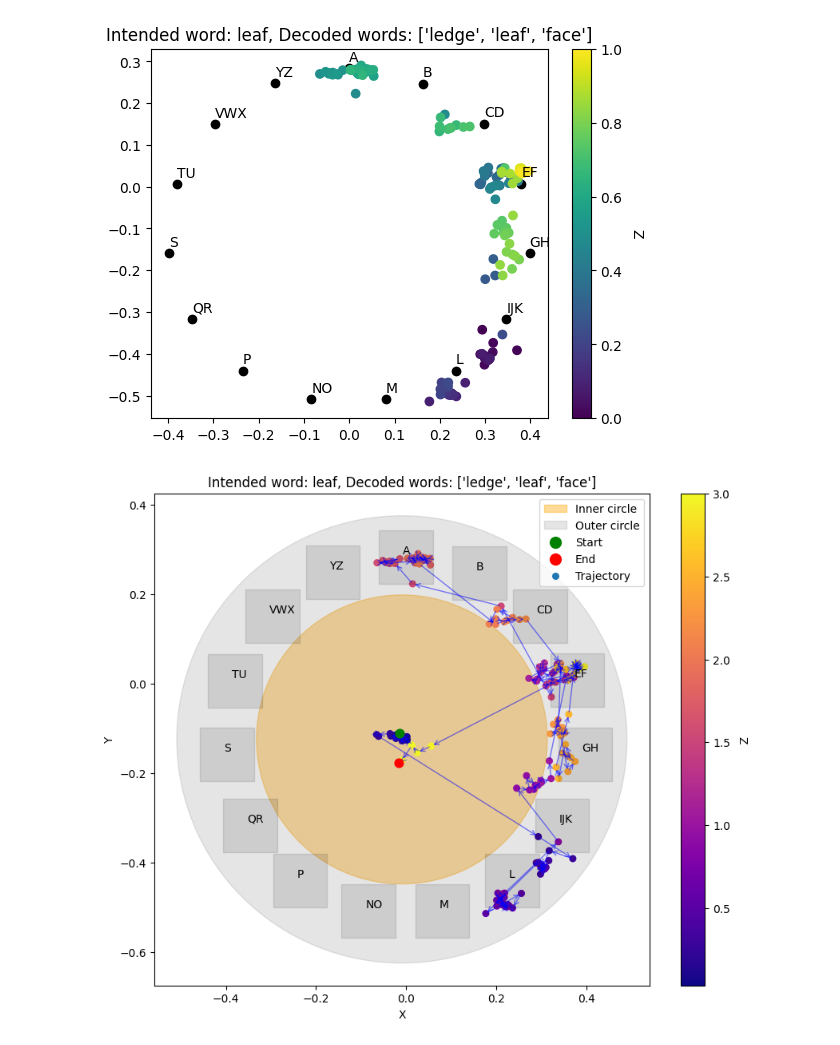
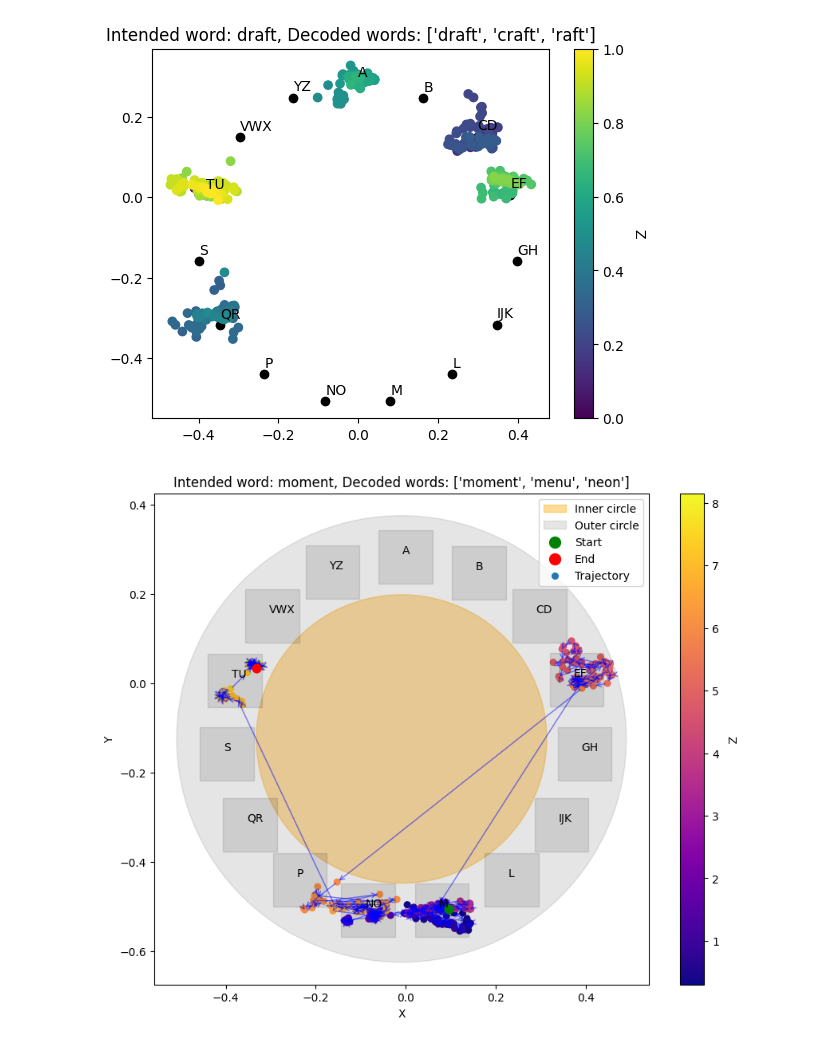
Before and after one commit to JoaoLucasMBC/swEYEpe-decoder, a Jupyter notebook: vis/visualizations.ipynb, the cells around one changed output. Cells and saved outputs as stored; diff of their text form; code cells hidden in the pictures.

Commit message:
decoded another dataset

```diff
--- a/vis/visualizations.ipynb
+++ b/vis/visualizations.ipynb
@@ -66,7 +66,7 @@ def correct_json(content):
 
     return content
 # %%
-gaze_paths, top_words = GetGazePathsFromFile("../eyeData/eyeTracking2024-10-02 15-48-10.txt")
+gaze_paths, top_words = GetGazePathsFromFile("../eyeData/eyeTracking2024-10-09 14-03-55.txt")
 # %%
 # trying to decode with GlanceWriter decoder
 keyboard_layout = gd.read_keyboard_layout("circleLayout.txt")
@@ -128,13 +128,13 @@ print(center)
 print(inner_radius)
 print(outer_radius)
 bigram_path = os.path.join('..', 'data', 'bigram_v2.json')
-truth = ["the", "leaf", "drops", "drops", "to", "the", "ground", "", "the", "night", "sky", "is",
- "bright", "and", "and", "clear", "clear", "a", "small", "stream", "stream", "flows", "under", "the", "bridge",
-  "gentle", "waves", "lap", "at", "at", "the", "shore", "everyone", "everyone", "must", "know", "all", "the", "rules", "", "", ""]
+# truth = ["the", "leaf", "drops", "drops", "to", "the", "ground", "", "the", "night", "sky", "is",
+#  "bright", "and", "and", "clear", "clear", "a", "small", "stream", "stream", "flows", "under", "the", "bridge",
+#   "gentle", "waves", "lap", "at", "at", "the", "shore", "everyone", "everyone", "must", "know", "all", "the", "rules", "", "", ""]
 with open(bigram_path, 'r') as f:
     bigram_probs: dict[dict] = json.load(f)
 
-
+all_words = []
 for i in range(len(top_words)):
     # gaze_path = gaze_paths[i]
     last_two: list[str] = ['<s>', '<s>']
@@ -152,8 +152,9 @@ for i in range(len(top_words)):
     predictions = [key[0] for key in keys]
     # print(truth[i])
     # print(str(predictions))
-    print("offline predicted words: " + str(predictions))
-    print("words predicted live: " + str(top_words[i]))
+    all_words.append(predictions)
+    # print("offline predicted words: " + str(predictions))
+    # print("words predicted live: " + str(top_words[i]))
 # %% [output]
 (-0.009399980306625366, -0.125)
 0.3230000138282776
@@ -175,2 +162,13 @@ words predicted live: ['rules', 'files', 'tiles']
+# %%
+# print(all_words)
+truth = ["draft", "draft", "banana", "banana", "banana", "banana", "driving", "crisis", "eleven", "garage", "knock", "knock",
+ "start", "relax", "relax", "relax", "work", "stopped", "stopped", "window", "moment", "moment", "shower", "pursue", "plague",
+  "plague", "plague", "shine", "shine", "shine", "shine", "security", "security", "medical", "the", "leaf", "drops", "drops",
+   "drops", "drops", "to", "to", "to", "to", "the", "ground", "ground", "ground", "the", "night", "sky", "sky", "sky", "is", "is",
+    "clear", "bright", "bright", "bright", "bright", "bright", "bright", "bright", "and", "clear", "a", "a", "a", "a", "small",
+     "stream", "stream", "flows", "under", "under", "under", "under", "under", "under", "under", "under", "the", "bridge", "gentle",
+      "waves", "waves", "lap", "lap", "lap", "at", "the", "shore", "everyone", "everyone", "must", "must", "know", "all", "all",
+       "all", "all", "all", "all", "all", "the", "rules"]
+# print(truth)
 # %%
 # Iterating over eps hyperparameter to see what value is the best
@@ -223,7 +250,7 @@ for index, row in key_positions_df.iterrows():
     ax.annotate(index, row, xytext=(0,5), textcoords='offset points')
 plt.show()
 # %% [output]
-[figure, old version]
+[figure, new version]
 # %%
 def timeseries_scatter_plot(df, ax=None, scatter_kwargs={}, line_kwargs={},
                             start_color='green', end_color='red'):
@@ -272,9 +299,10 @@ def timeseries_scatter_plot(df, ax=None, scatter_kwargs={}, line_kwargs={},
 # %%
 show_keys = True
 show_key_points = False
-i = 1
-do_filter = False
+i = 21
+do_filter = True
 use_image = False
+use_truth = True
 
 fig, ax = plt.subplots(figsize=(10, 8))
 if (show_key_points):
@@ -283,34 +311,37 @@ if (show_key_points):
 if (do_filter):
     filtered_gaze_path = gaze_paths[i]
     filtered_gaze_path = [(point[0], point[1], point[2]) for point in filtered_gaze_path if ((point[0] - center[0])**2 + (point[1] - center[1])**2 > inner_radius**2 and
                                                                             (point[0] - center[0])**2 + (point[1] - center[1])**2 < outer_radius**2)]
     filtered_df = pd.DataFrame(filtered_gaze_path, columns=['x', 'y', 'time'])
 else:
     gaze_path = gaze_paths[i]
     filtered_df = pd.DataFrame(gaze_path, columns=['x', 'y', 'time'])
 inner_circle = plt.Circle(center, inner_radius, color="orange", alpha=0.4, label="Inner circle")
 ax.add_patch(inner_circle)
 outer_circle = plt.Circle(center, outer_radius, color="grey", alpha=0.2, label="Outer circle")
 ax.add_patch(outer_circle)
 # ax.scatter(filtered_df["x"], filtered_df["y"], c=filtered_df["time"])
 timeseries_scatter_plot(filtered_df, ax=ax,
                              scatter_kwargs={'s': 30},
                              line_kwargs={'c': 'gray', 'alpha': 0.5},
                              start_color='green', end_color='red')
 cbar = plt.colorbar(ax.collections[0])
 cbar.set_label('Z', rotation=270, labelpad=15)
 if (use_image):
     img = plt.imread("circleKeyboard.PNG")
     ax.imshow(img, extent=[-0.75, 0.75, -0.9, 0.64])
 width = 0.12
-ax.set_title("Intended word: " + truth[i] + ", Decoded words: " + str(top_words[i]))
+if (use_truth):
+    ax.set_title("Intended word: " + truth[i] + ", Decoded words: " + str(top_words[i]))
+else:
+    ax.set_title("Decoded words: " + str(top_words[i]))
 if (show_keys):
     for index, row in key_positions_df.iterrows():
         ax.annotate(index, row, xytext=(-3,3), textcoords='offset points', zorder=20)
         square = plt.Rectangle((row[0] - width/2, row[1] - width/2), width, width, color="black", alpha=0.1)
         ax.add_patch(square)
 plt.show()
 # %% [output]
-[figure, old version]
+[figure, new version]
 # %%
 plt.close()
```
Also changed, not shown: parts of 4 cells of this notebook.
